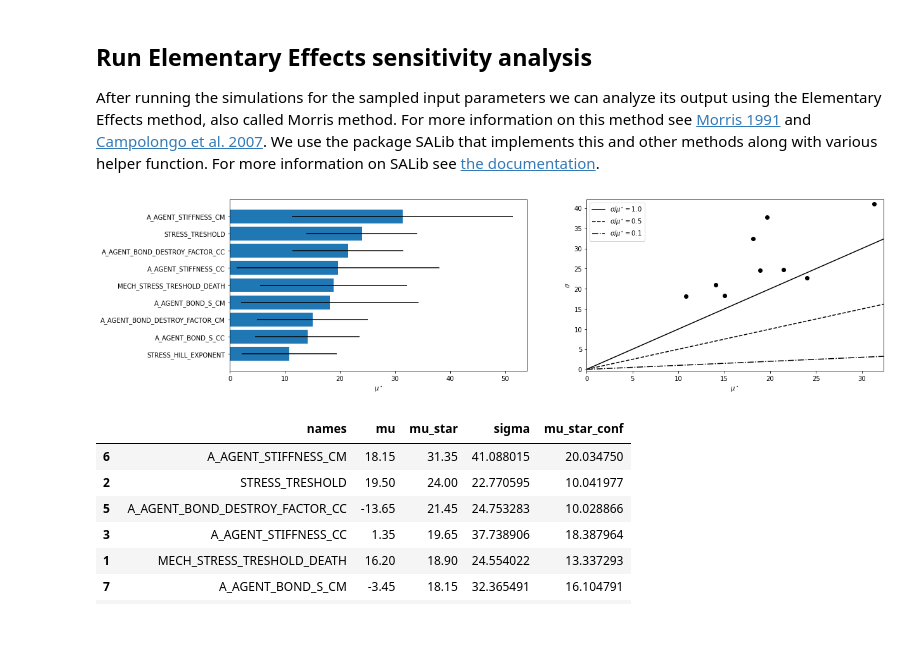
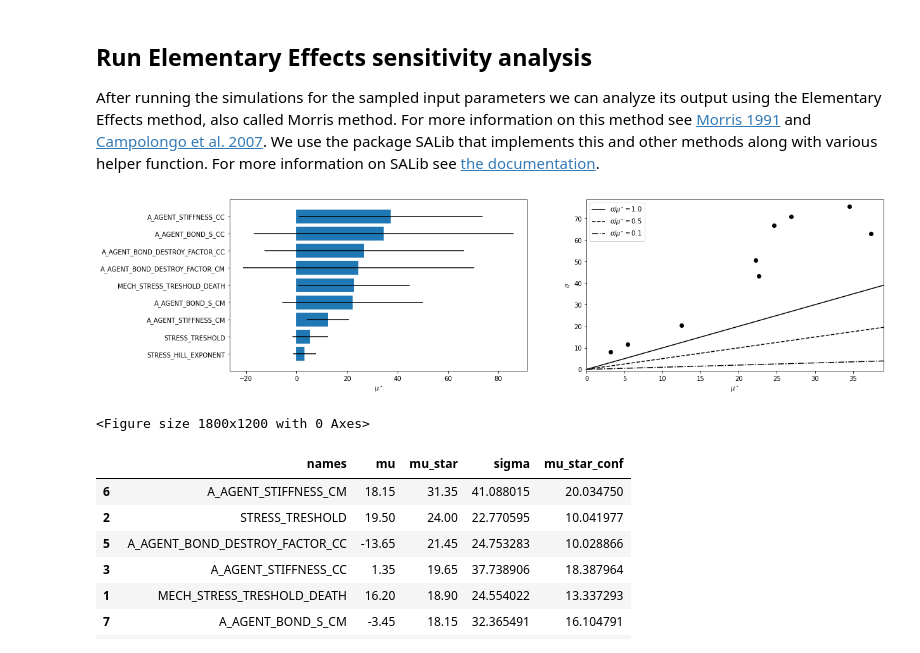
Before and after one commit to TheCMMC/biocellion-tools, a Jupyter notebook: 3.biocellion_SA_analyze.ipynb, the cells around one changed output. Drawn from its saved outputs; the diff is of its cells as text; code cells hidden in the pictures.

```diff
--- a/3.biocellion_SA_analyze.ipynb
+++ b/3.biocellion_SA_analyze.ipynb
@@ -105,17 +105,19 @@ class Analysis:
     def plot(self):
         fig, ax = plt.subplots(1,2)
         fig.set_size_inches(18.5, 5)
+        plt.figure(dpi=300)
         horizontal_bar_plot(ax[0], self.sa_output, {})
         covariance_plot(ax[1], self.sa_output, {})
-        fig.savefig(FIG_DIR / f"SA_{self.model_output_timestamp}_{self.state}_{self.time_step}.png")
+        fig.savefig(FIG_DIR / f"SA_{self.model_output_timestamp}_{self.state}_{self.time_step}.png", bbox_inches='tight')
 # %%
 model_output_base_dir = MODEL_DIR / "output_20210604-175935"
-analysis = Analysis(model_output_base_dir, time_step = 20000, state="attached", seed = SEED)
+analysis = Analysis(model_output_base_dir, time_step = 50000, state="dead", seed = SEED)
 # analysis.get_model_output()
 analysis.run()
 analysis.plot()
 # %% [output]
-[figure, old version]
+[figure, new version]
+<Figure size 1800x1200 with 0 Axes>
 # %%
 df = pd.DataFrame()
 results = analysis.sa_output
```
